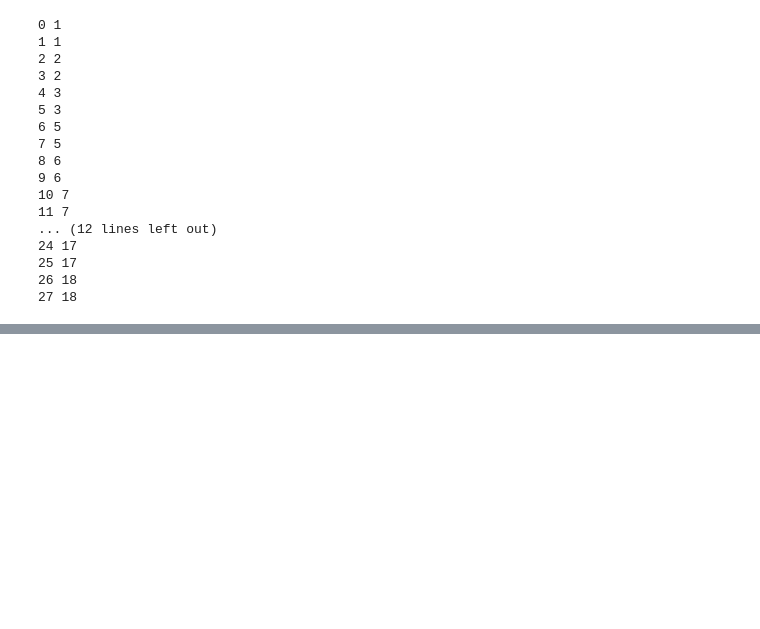
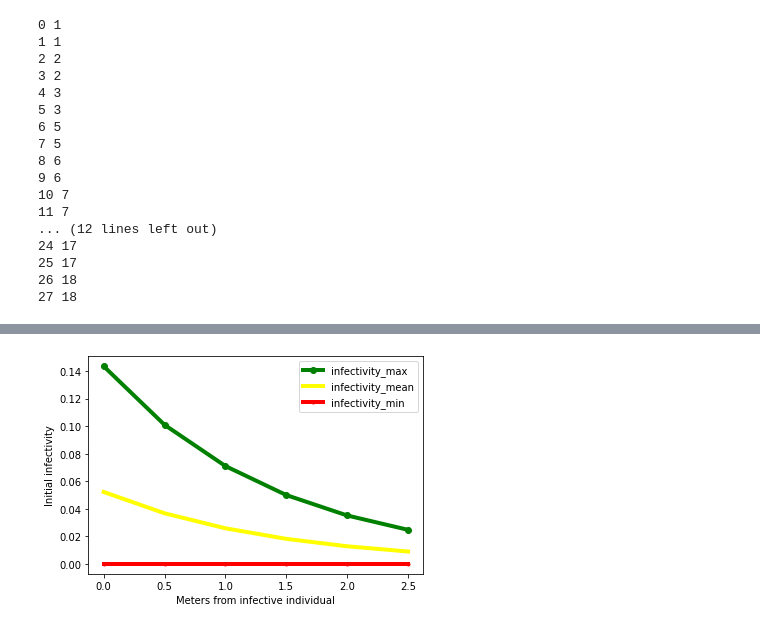
Before and after one commit to SonglingLu/OneRoomABM, a Jupyter notebook: notebooks/paper_functions_viz.ipynb, the cells around one changed output, grey strips where cells are left out. Drawn from its saved outputs; the diff is of its cells as text; code cells hidden in the pictures; blank space fills up the shorter version.

```diff
--- a/notebooks/paper_functions_viz.ipynb
+++ b/notebooks/paper_functions_viz.ipynb
@@ -155,3 +159,37 @@ from infection import generate_infectivity_curves, plot_infectivity_curves, retu
+# %%
+# print('max', max(out))
+# print('min', min(out))
+# print('mean', np.mean(out))
+dist_plot_x = np.arange(0, 3, 0.5)
+def chu(dist, inf):
+    return (1 / (2.02 ** dist)) * inf
+max_list = []
+min_list = []
+mean_list = []
+
+
+
+for i in dist_plot_x:
+    max_list.append(chu(i, max(out.gamma)))
+    min_list.append(chu(i, min(out.gamma)))
+    mean_list.append(chu(i, np.mean(out.gamma)))
+
+
+df = pd.DataFrame({'meters': dist_plot_x, 'infectivity_max': max_list, 'infectivity_mean': mean_list, 'infectivity_min': min_list})
+
+plt.plot('meters', 'infectivity_max', data=df, marker='o', color='green', linewidth=4)
+plt.plot('meters', 'infectivity_mean', data=df, marker='', color='yellow', linewidth=4)
+plt.plot('meters', 'infectivity_min', data=df, marker='.', color='red', linewidth=4)
+plt.legend()
+plt.xlabel('Meters from infective individual')
+plt.ylabel('Initial infectivity')
+
+
+# plt.show()
+plt.savefig("distance_infective.png", dpi=300)
+# replace with plt.savefig()
+# %% [output]
+[figure, added]
 # %%
 ############ initialize variables
 
```
Also changed, not shown: parts of 7 cells of this notebook, 10 other files.
